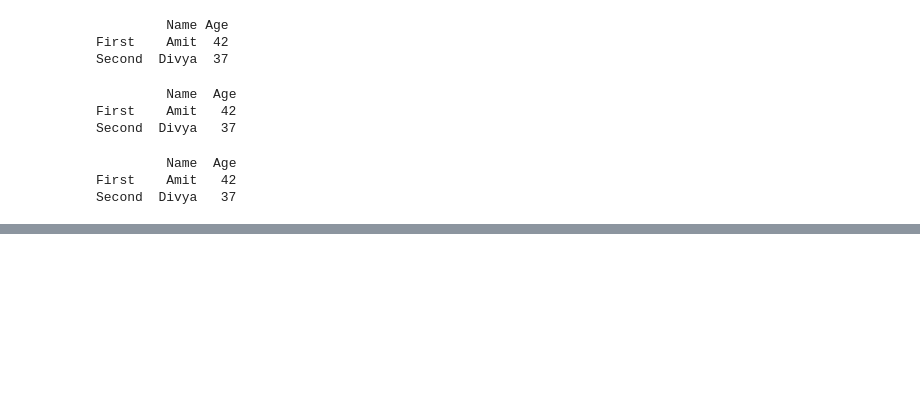
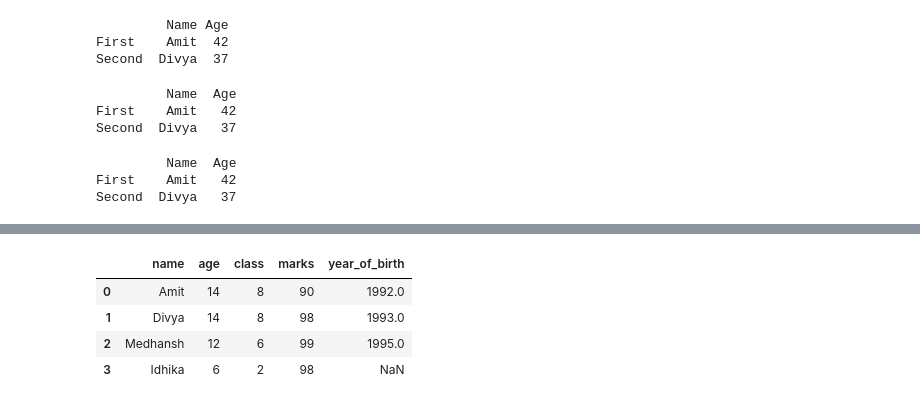
Before and after one commit to amitarora15/my_python_poc, a Jupyter notebook: app/my_pandas.ipynb, the cells around one changed output, grey strips where cells are left out. Saved outputs shown, nothing was run; the diff lists cells and outputs as text; code cells hidden in the pictures; blank space fills up the shorter version.

```diff
--- a/app/my_pandas.ipynb
+++ b/app/my_pandas.ipynb
@@ -75,0 +98,9 @@ Second  Divya   37
+# %%
+df=pd.read_csv("../data/school.csv", sep=",", header=0)
+df.head()
+# %% [output]
+|  | name | age | class | marks | year_of_birth |
+| 0 | Amit | 14 | 8 | 90 | 1992.0 |
+| 1 | Divya | 14 | 8 | 98 | 1993.0 |
+| 2 | Medhansh | 12 | 6 | 99 | 1995.0 |
+| 3 | Idhika | 6 | 2 | 98 | NaN |
```
Also changed, not shown: parts of 16 cells of this notebook, 1 other file.
